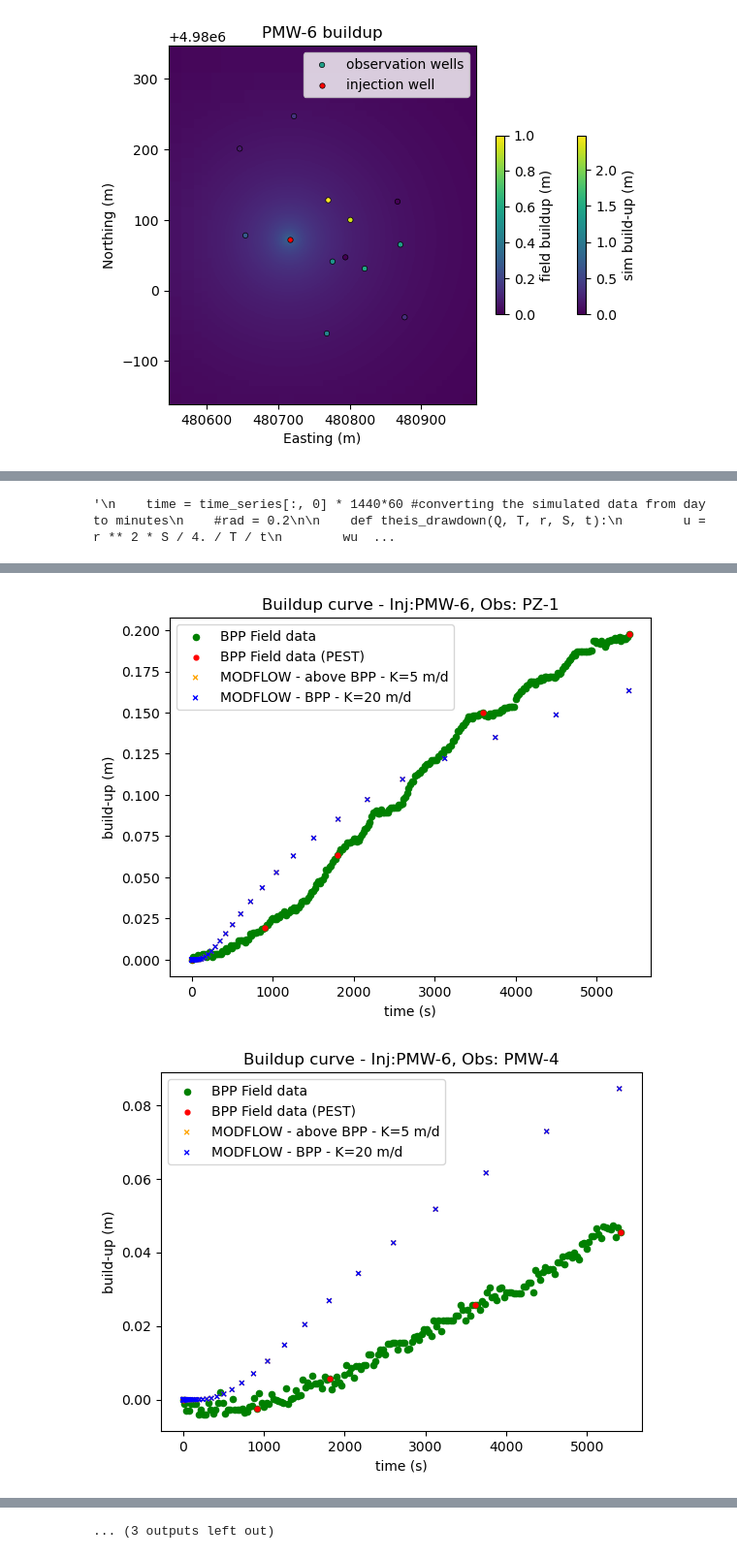
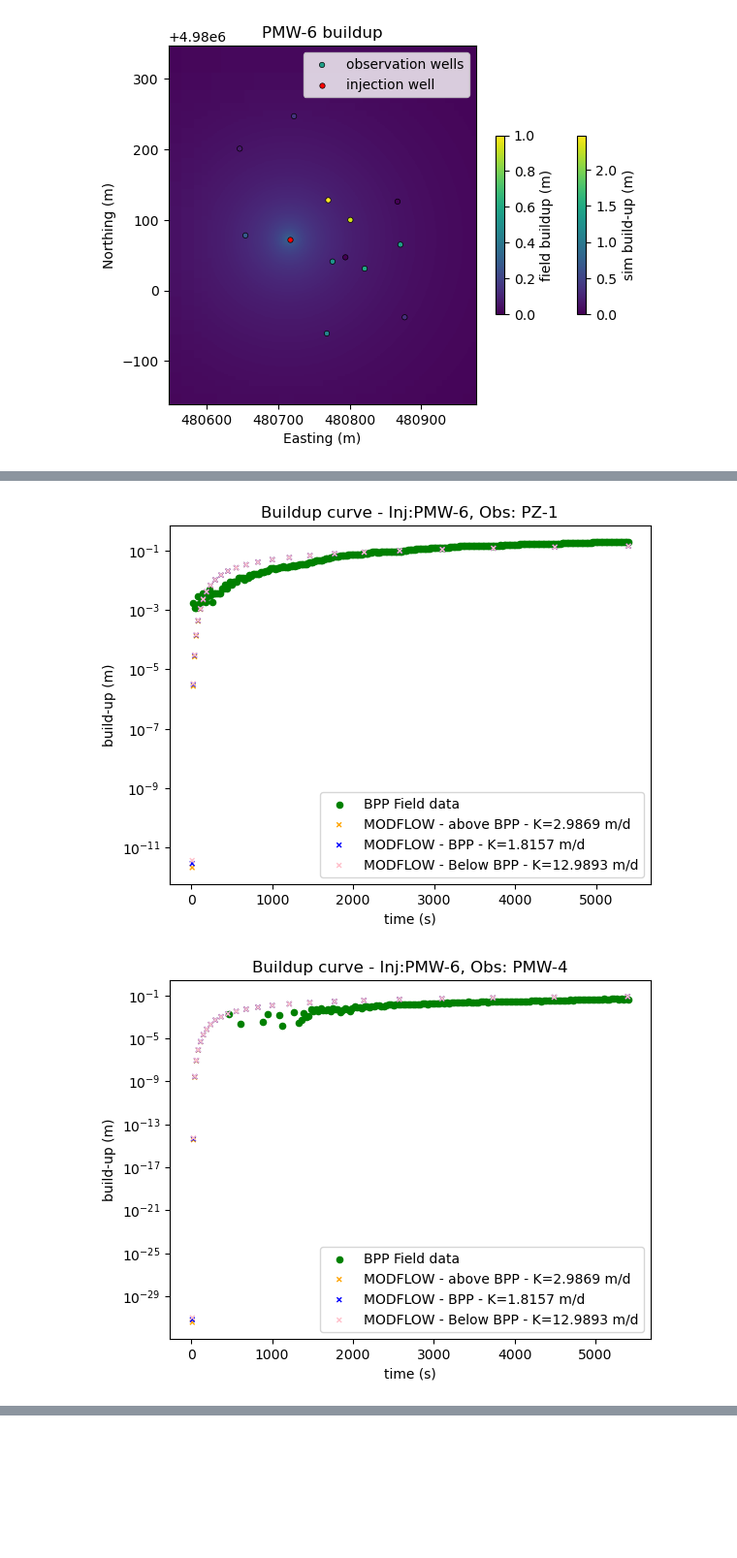
Before and after one commit to philliperalin/MLAC-3D-HT, a Jupyter notebook: src/MODFLOW3D_dev.ipynb, the cells around one changed output, grey strips where cells are left out. Shown at 97% size. Drawn from its saved outputs; the diff is of its cells as text; code cells hidden in the pictures; blank space fills up the shorter version.

Commit message:
3d model working - PMW-6 inj only BPP obs, constant K, no prior

```diff
--- a/src/MODFLOW3D_dev.ipynb
+++ b/src/MODFLOW3D_dev.ipynb
@@ -591,9 +601,9 @@ for well_plot in wells:
 
     pest_df['elapsed'] = pd.to_timedelta(pest_df['elapsed']).dt.total_seconds()
     pest_df_plot = pest_df[pest_df["well"] == well_plot]
-    plt.scatter(pest_df_plot['elapsed'], pest_df_plot['buildup(m)'],
-                label="BPP Field data (PEST)", s=12,
-                marker="o", color="red")
+    #plt.scatter(pest_df_plot['elapsed'], pest_df_plot['buildup(m)'],
+                #label="BPP Field data (PEST)", s=12,
+                #marker="o", color="red")
 
 
     #plotting data above BPP
@@ -628,8 +638,24 @@ for well_plot in wells:
         s=12
     )
 
+    #simulation curve FOR below BPP
+    idx = []
+    i, j = model_grid.intersect(wells[well_plot]['Easting'], wells[well_plot]['Northing'])
+    idx.append((2, i, j))
+    time_series = head_obj.get_ts(idx)
+    t = top[i, j]
+    ax.scatter(
+        time_series[:, 0] * 1440*60,
+        time_series[:, 1] -t,
+        ls="",
+        marker="x",
+        color='pink',
+        label=f"MODFLOW - Below BPP - K={hk[2]} m/d",
+        s=12
+    )
+
     #ax.set_xscale("log")
-    #ax.set_yscale("log")
+    ax.set_yscale("log")
     ax.set_xlabel("time (s)")
     ax.set_ylabel(f"build-up (m)")
 
@@ -709 +718,0 @@ See the caveats in the documentation: https://pandas.pydata.org/pandas-docs/stab
-'\n    time = time_series[:, 0] * 1440*60 #converting the simulated data from day to minutes\n    #rad = 0.2\n\n    def theis_drawdown(Q, T, r, S, t):\n        u = r ** 2 * S / 4. / T / t\n        wu  ...
@@ -717,2 +726,2 @@ See the caveats in the documentation: https://pandas.pydata.org/pandas-docs/stab
-[figure, old version]
+[figure, new version]
-[figure, old version]
+[figure, new version]
@@ -720 +728,0 @@ See the caveats in the documentation: https://pandas.pydata.org/pandas-docs/stab
-... (3 outputs left out)
```
Also changed, not shown: parts of 21 cells of this notebook, 25 other files.
